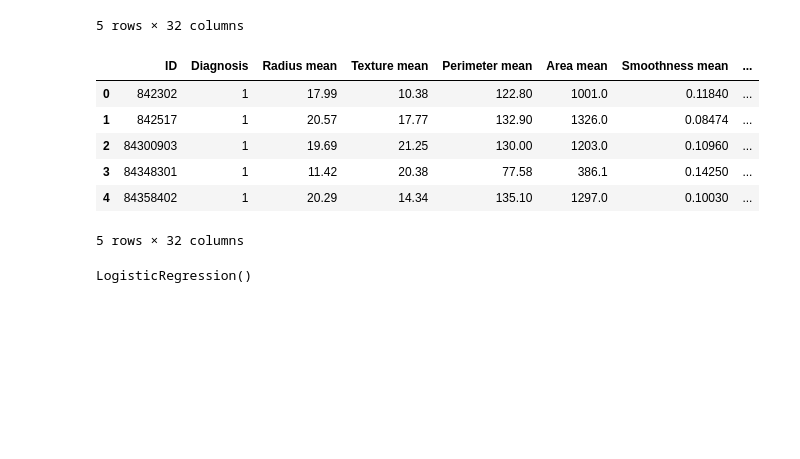
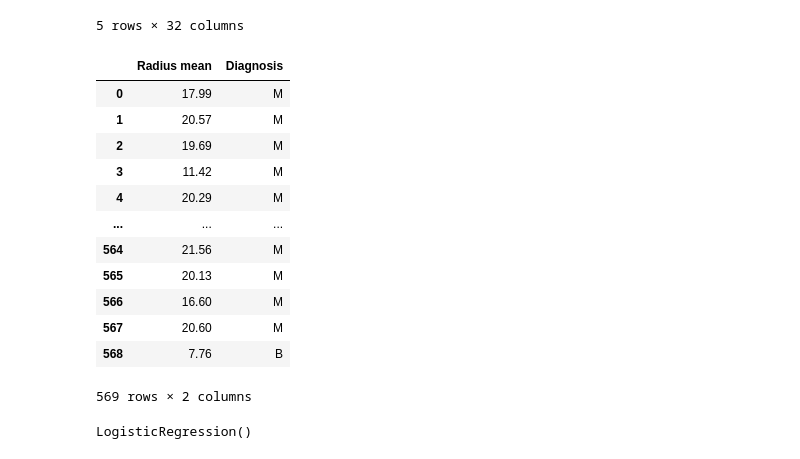
Before and after one commit to clearmindlearn/4510-Fall-2025, a Jupyter notebook: CH7-Regression/Ch7-5-LogReg.ipynb, the cells around one changed output. Saved outputs shown, nothing was run; the diff lists cells and outputs as text; code cells hidden in the pictures; blank space fills up the shorter version.

```diff
--- a/CH7-Regression/Ch7-5-LogReg.ipynb
+++ b/CH7-Regression/Ch7-5-LogReg.ipynb
@@ -22,18 +22,30 @@ WBCD.head()
 | 3 | 84348301 | M | 11.42 | 20.38 | 77.58 | 386.1 | 0.14250 | ... |
 | 4 | 84358402 | M | 20.29 | 14.34 | 135.10 | 1297.0 | 0.10030 | ... |
 5 rows × 32 columns
+# %%
+WBCD[['Radius mean', 'Diagnosis']]  # column subsetting - Extra credit problem.
+# %% [output]
+|  | Radius mean | Diagnosis |
+| 0 | 17.99 | M |
+| 1 | 20.57 | M |
+| 2 | 19.69 | M |
+| 3 | 11.42 | M |
+| 4 | 20.29 | M |
+| ... | ... | ... |
+| 564 | 21.56 | M |
+| 565 | 20.13 | M |
+| 566 | 16.60 | M |
+| 567 | 20.60 | M |
+| 568 | 7.76 | B |
+569 rows × 2 columns
 # %%
-WBCD.loc[WBCD['Diagnosis'] == 'M', 'Diagnosis'] = 1
-WBCD.loc[WBCD['Diagnosis'] == 'B', 'Diagnosis'] = 0
-WBCD.head()
+WBCD.loc[WBCD['Diagnosis'] == 'M', 'Diagnosis']  # returns rows with Diagnosis == M and shows only Diaganosis column
+WBCD.loc[WBCD['Diagnosis'] == 'M', 'Diagnosis'] = 1 # Diaganois column becomes 1 if Dianosis == M --> replace M with 1
+
+
+
+WBCD.loc[WBCD['Diagnosis'] == 'B', 'Diagnosis'] = 0  # replace B with 0
+#WBCD.head()
-# %% [output]
-|  | ID | Diagnosis | Radius mean | Texture mean | Perimeter mean | Area mean | Smoothness mean | ... |
-| 0 | 842302 | 1 | 17.99 | 10.38 | 122.80 | 1001.0 | 0.11840 | ... |
-| 1 | 842517 | 1 | 20.57 | 17.77 | 132.90 | 1326.0 | 0.08474 | ... |
-| 2 | 84300903 | 1 | 19.69 | 21.25 | 130.00 | 1203.0 | 0.10960 | ... |
-| 3 | 84348301 | 1 | 11.42 | 20.38 | 77.58 | 386.1 | 0.14250 | ... |
-| 4 | 84358402 | 1 | 20.29 | 14.34 | 135.10 | 1297.0 | 0.10030 | ... |
-5 rows × 32 columns
 # %%
 # Store relevant columns as variables
 X = WBCD[['Radius mean']].values.reshape(-1, 1)
```
Also changed, not shown: parts of 1 cell of this notebook, 2 other files.
